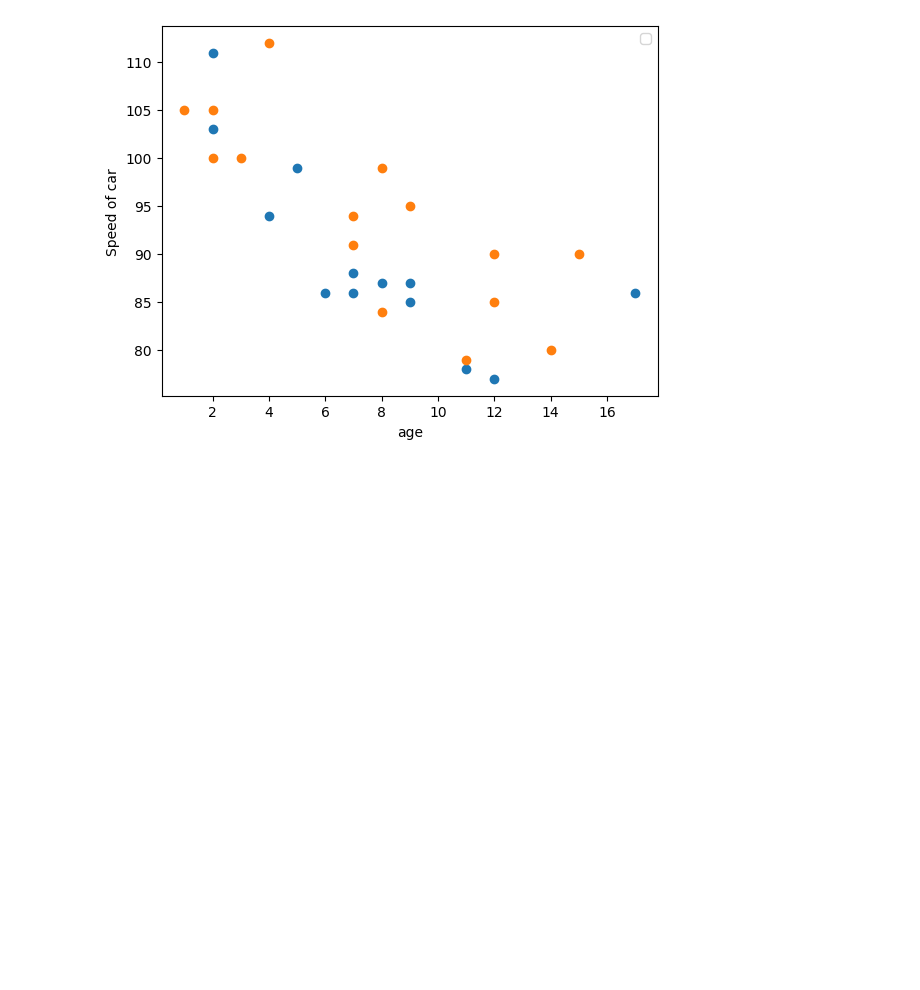
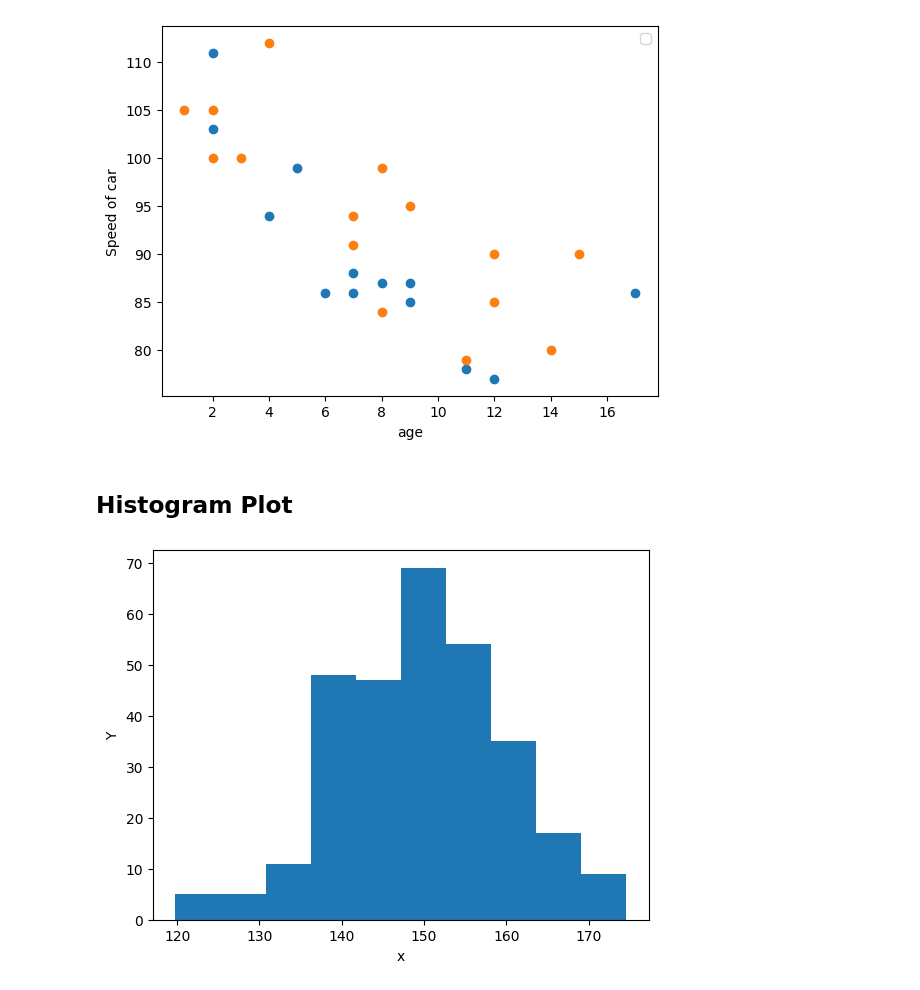
Before and after one commit to rohit-khadka9/CSCN8010-lab-submissions, a Jupyter notebook: students_submissions/8899399/lab2.ipynb, the cells around one changed output. Saved outputs shown, nothing was run; the diff lists cells and outputs as text; code cells hidden in the pictures; blank space fills up the shorter version.

```diff
--- a/students_submissions/8899399/lab2.ipynb
+++ b/students_submissions/8899399/lab2.ipynb
@@ -76,3 +77,14 @@ plt.show()
 # %% [output]
 No artists with labels found to put in legend.  Note that artists whose label start with an underscore are ignored when legend() is called with no argument.
 [figure]
+# %% [markdown]
+## Histogram Plot
+# %%
+x = np.random.normal(150, 10, 300)
+
+plt.hist(x)
+plt.xlabel("x")
+plt.ylabel("Y")
+plt.show()
+# %% [output]
+[figure, added]
```
Also changed, not shown: parts of 1 cell of this notebook, 1 other file.
